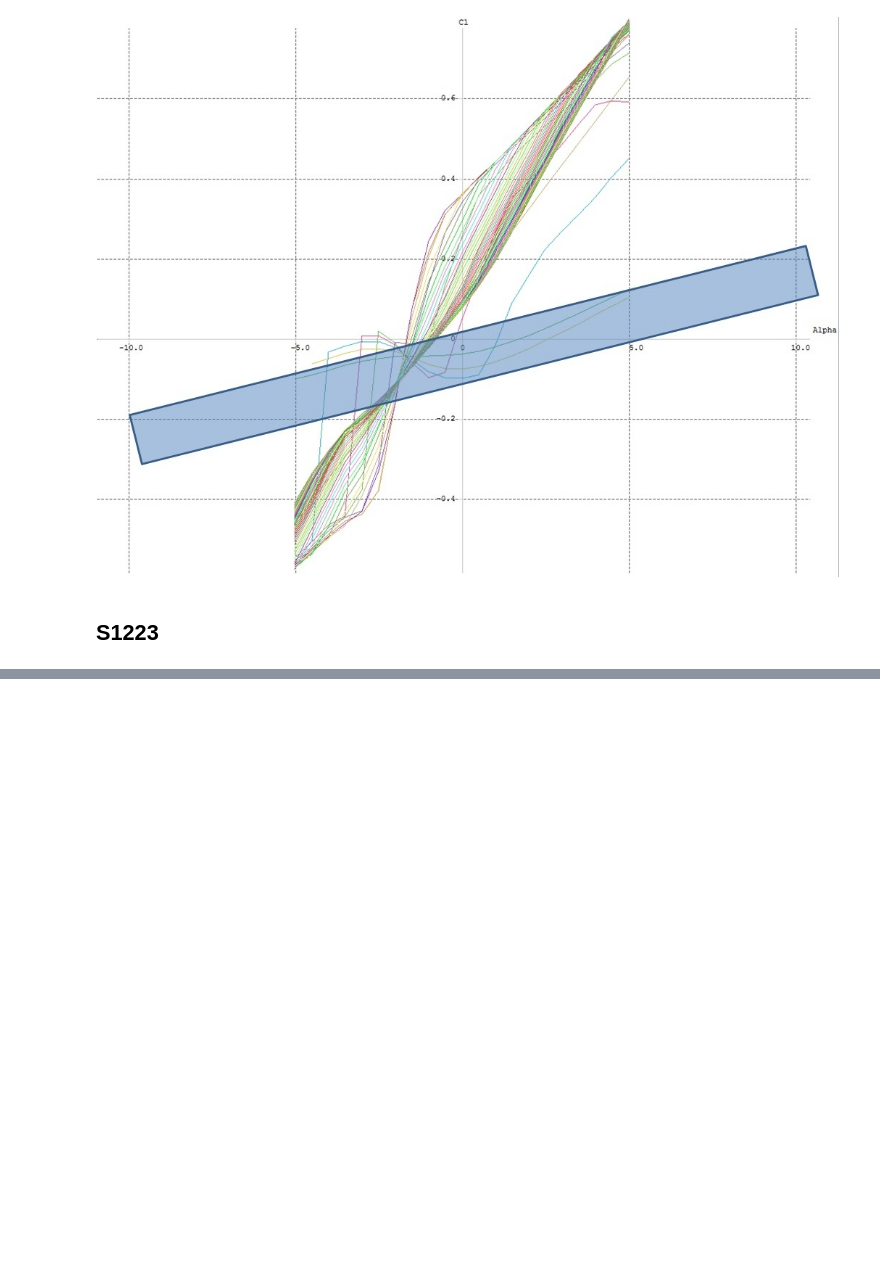
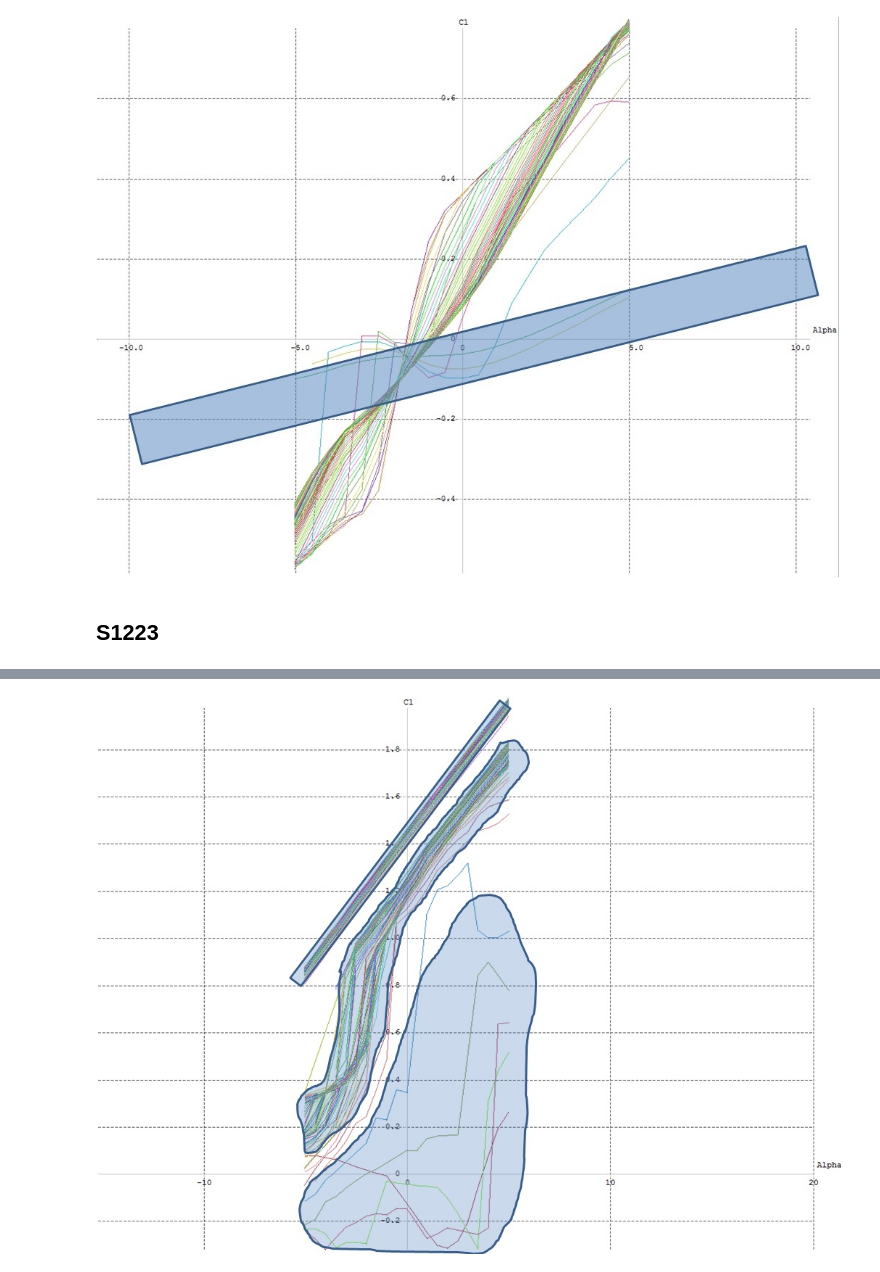
Before and after one commit to LTChaseJohnson/MAE6226, a Jupyter notebook: final project.ipynb, the cells around one changed output, grey strips where cells are left out. Saved outputs shown, nothing was run; the diff lists cells and outputs as text; code cells hidden in the pictures; blank space fills up the shorter version.

```diff
--- a/final project.ipynb
+++ b/final project.ipynb
@@ -260,0 +272,5 @@ Image(filename='C:/Users/chasevjohnson/Dropbox/Graduate_School/AeroDynamics/falc
+# %%
+from IPython.core.display import Image
+Image(filename='C:/Users/chasevjohnson/Dropbox/Graduate_School/AeroDynamics/s1223cl.jpg')
+# %% [output]
+[figure, added]
```
Also changed, not shown: parts of 4 cells of this notebook.
